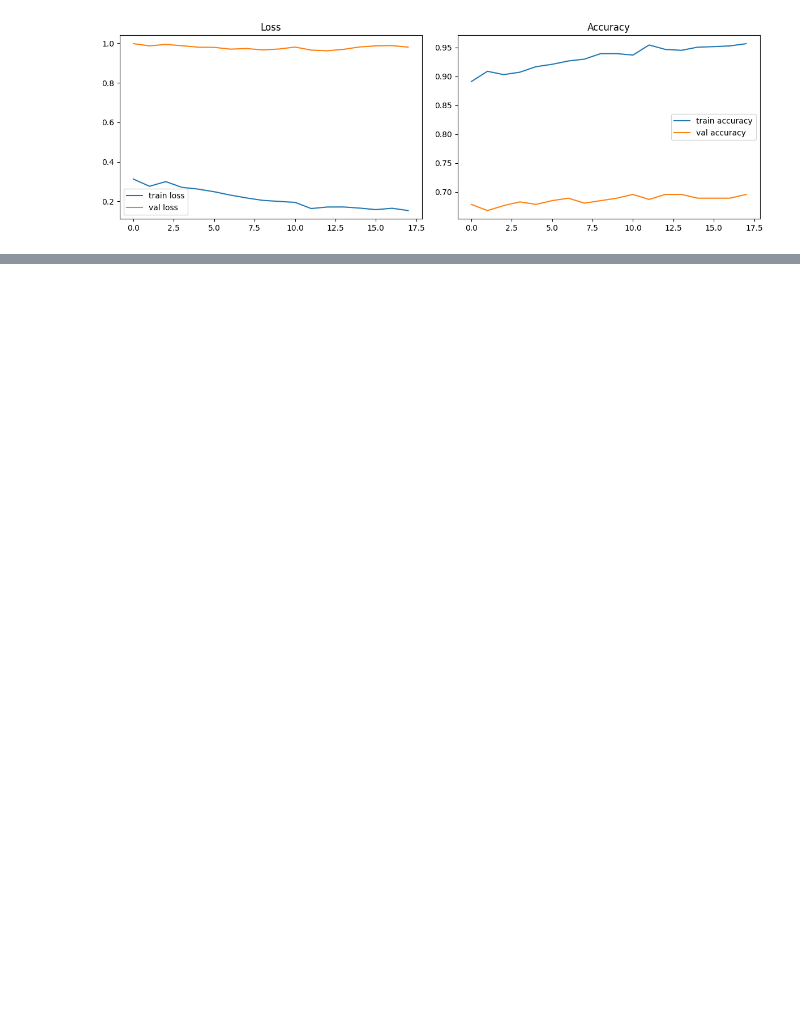
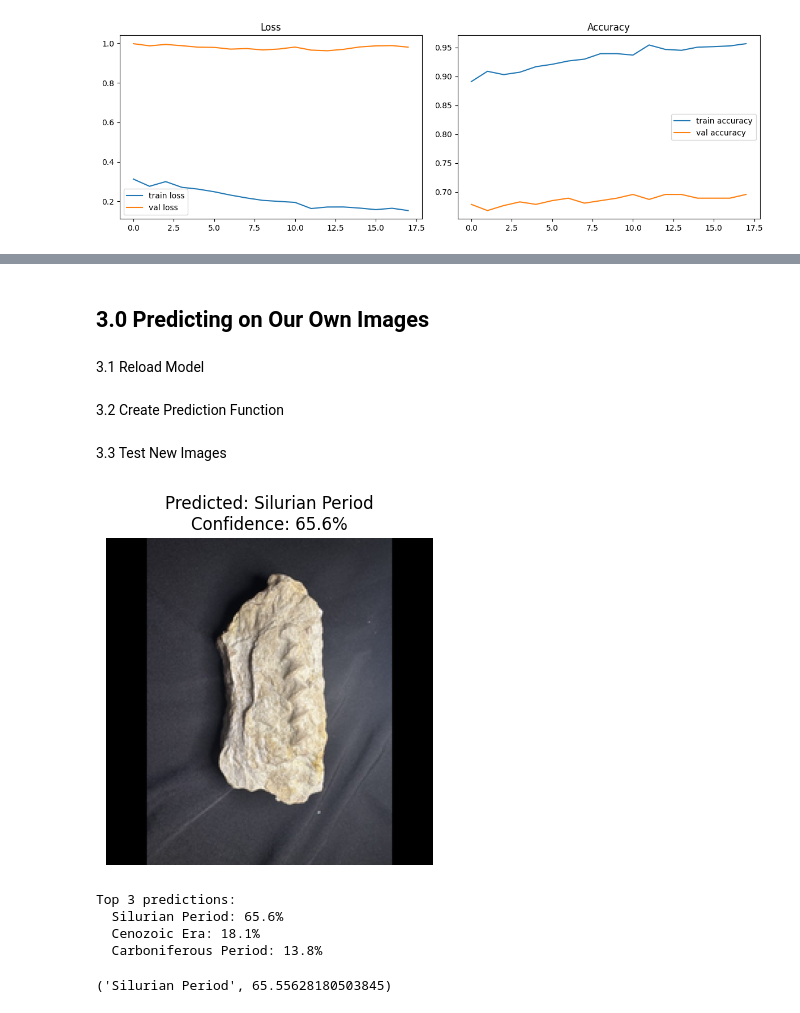
Before and after one commit to Taran-Gupta/DS4002_Project3, a Jupyter notebook: Scripts/Model Prediction.ipynb, the cells around one changed output, grey strips where cells are left out. Cells and saved outputs as stored; diff of their text form; code cells hidden in the pictures; blank space fills up the shorter version.

```diff
--- a/Scripts/Model Prediction.ipynb
+++ b/Scripts/Model Prediction.ipynb
@@ -279,0 +358,29 @@ plt.show()
+# %% [markdown]
+## 3.0 Predicting on Our Own Images
+# %% [markdown]
+3.1 Reload Model
+# %%
+from tensorflow.keras.applications import EfficientNetB0
+from tensorflow.keras import layers, models
+import numpy as np
+from tensorflow.keras.preprocessing import image
+
+# Rebuild model in the same way
+base = EfficientNetB0(weights="imagenet", include_top=False, input_shape=(IMG_SIZE, IMG_SIZE, 3))
+model = models.Sequential([
+    base,
+    layers.GlobalAveragePooling2D(),
+    layers.BatchNormalization(),
+    layers.Dense(256, activation="relu"),
+    layers.Dropout(0.4),
+    layers.Dense(NUM_CLASSES, activation="softmax")
+])
+
+# Load weights back in
+model.load_weights("fossil_model_weights.h5")
+
+# Load class names
+with open("class_names.json") as f:
+    class_names = json.load(f)
+# %% [markdown]
+3.2 Create Prediction Function
@@ -279,0 +447,11 @@ plt.show()
+# %% [markdown]
+3.3 Test New Images
+# %%
+predict_fossil(model, "../Data/personal images/archimedes carboniferous_permian.jpeg", class_names)
+# %% [output]
+[figure, added]
+Top 3 predictions:
+  Silurian Period: 65.6%
+  Cenozoic Era: 18.1%
+  Carboniferous Period: 13.8%
+('Silurian Period', 65.55628180503845)
```
Also changed, not shown: parts of 9 cells of this notebook, 5 other files.
